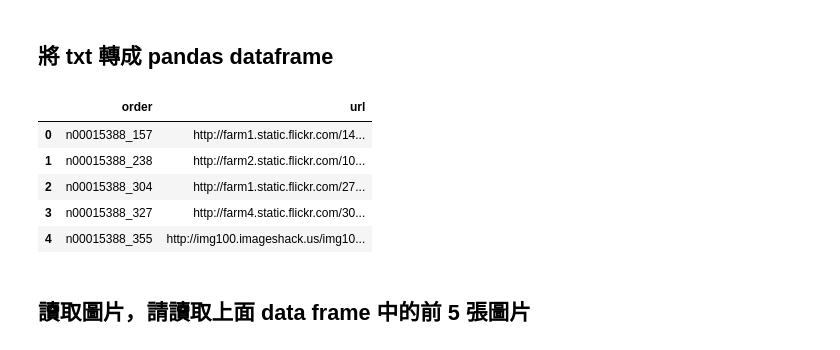
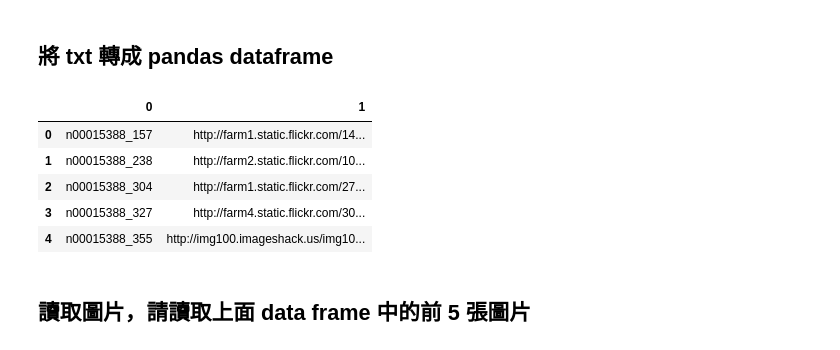
Before and after one commit to ccjameslai/ML100Days, a Jupyter notebook: homework/Day_005-2_HW.ipynb, the cells around one changed output. Drawn from its saved outputs; the diff is of its cells as text; code cells hidden in the pictures.

```diff
--- a/homework/Day_005-2_HW.ipynb
+++ b/homework/Day_005-2_HW.ipynb
@@ -43,14 +43,14 @@ data[0]
 # %%
 import pandas as pd
 
 arrange_data = []
-for str in data:
-  arrange_data.append(str.split('\t'))
+for d in data:
+  arrange_data.append(d.split("\t"))
 
-df = pd.DataFrame(arrange_data, columns=['order','url'])
+df = pd.DataFrame(arrange_data)
 df.head()
 # %% [output]
-|  | order | url |
+|  | 0 | 1 |
 | 0 | n00015388_157 | http://farm1.static.flickr.com/14... |
 | 1 | n00015388_238 | http://farm2.static.flickr.com/10... |
 | 2 | n00015388_304 | http://farm1.static.flickr.com/27... |
```
Also changed, not shown: parts of 3 cells of this notebook.
